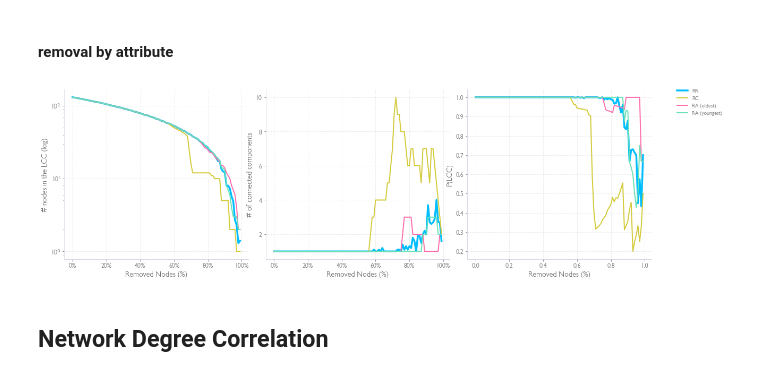
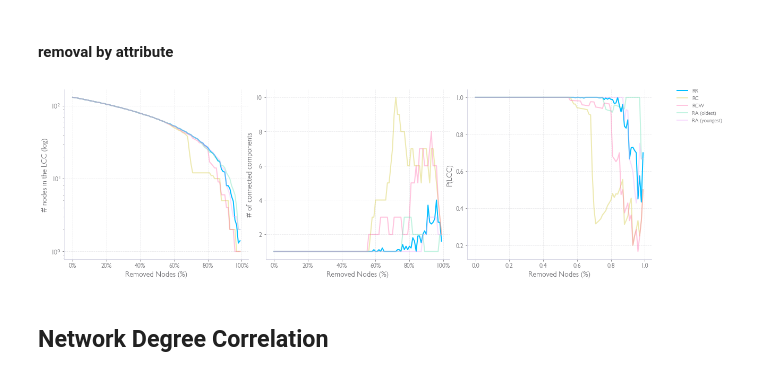
Before and after one commit to PRFina/AVRC-Ants-Colony-Complex-Network, a Jupyter notebook: Esame_AVRC.ipynb, the cells around one changed output. Saved outputs shown, nothing was run; the diff lists cells and outputs as text; code cells hidden in the pictures.

```diff
--- a/Esame_AVRC.ipynb
+++ b/Esame_AVRC.ipynb
@@ -575,7 +557,7 @@ import seaborn as sns
 fig, axes = plt.subplots(1,2, figsize=(16,6))
 k,kf,stats  = plot_degree_distribution(G_network, axes[0], n_bins=40, log_scale=(False, False), with_stats=True, density=True)
 s,s, stats_weighted = plot_degree_distribution(G_network, axes[1], n_bins=40, strength_degree=True, log_scale=(False, False), density=True, with_stats=True)
-dviz.add_legend(fig, axes)
+dviz.add_legend(fig, axes, on_fig=True)
 
 figures['aggrgated_degree_distribution'] = fig
 # %% [output]
@@ -763,20 +753,18 @@ def smallworld_omega(G, n_rewiring=1, nrand=10, seed=None, save_on_disk=False, s
 # %%
-""" omega, emp_metrics, rand_metrics = smallworld_omega(G_network, nrand=5000, seed=RND_SEED, save_on_disk=True)
-
 #print(f"sigma coeff: {sigma}; omega coeff. {omega}")
 
-
+omega, emp_metrics, rand_metrics = smallworld_omega(G_network, nrand=1434, seed=RND_SEED, precomputed=True)
 fig, axes = plt.subplots(1,2, figsize=(10,4.5))
 
-axes[0].hist(rand_metrics['L'], bins=100, label='random')
+axes[0].hist(rand_metrics['L'], bins=10, label='random')
 axes[0].axvline(x=emp_metrics['L'], label='empirical', linestyle="--")
 axes[0].set(xlabel="Avg. Path Length (APL)", ylabel='# random models')
 
-axes[1].hist(rand_metrics['C'], bins=100, label='random')
+axes[1].hist(rand_metrics['C'], bins=10, label='random')
 axes[1].axvline(x=emp_metrics['C'], label='empirical',linestyle="--")
 axes[1].set(xlabel="Avg. Clustering Coeff. ", ylabel='# random models')
 
 dviz.add_legend(fig, axes, on_fig=True)
 
-figures['aggregated_small_world_random_models'] = fig"""
+figures['aggregated_small_world_random_models'] = fig
 # %% [output]
@@ -958,9 +946,9 @@ def remove_nodes_by_score(G, metric, remove_percent=.5, use_weight=False, most_h
 
     # scoring
     if use_weight:
-        nodes, scores = zip(*metric(G, weight='weight').items()) # expect that metric func return a dict {node:score}
+        nodes, scores = zip(*G.degree(weight='weight')) #zip(*metric(G, weight='weight').items()) # expect that metric func return a dict {node:score}
     else:
-        nodes, scores = zip(*metric(G).items()) # expect that metric func return a dict {node:score}
+        nodes, scores =  zip(*G.degree()) #zip(*metric(G).items()) # expect that metric func return a dict {node:score}
     if most_high_first:
         sort_idxs = np.argsort(scores)[::-1] # descending (most higher scored first)
     else:
@@ -1022,7 +1010,7 @@ metrics = [("nlcc", get_largest_component_size),
 # init dict
 #def simulate_robustness_removal(graph_models, metrics)
 collected_metrics = {}
-for model, metric in itertools.product(['RR','RC','RA (oldest)', 'RA (youngest)'], [metric for metric,_ in metrics]):
+for model, metric in itertools.product(['RR','RC', 'RCW','RA (oldest)', 'RA (youngest)'], [metric for metric,_ in metrics]):
     collected_metrics[(metric, model)] = []
 
 # run sims and collect
@@ -1038,8 +1026,13 @@ for del_perc in del_percentages:
                 simulations.append(metric_func(decimated_by_RR)) # collect metric over sim
             collected_metrics[metric_name, 'RR'].append(np.mean(simulations)) # avg metric over sims
 
+            # Removal by centrality strategy weighted
+            decimated_by_RC = remove_nodes_by_score(graph, nxa.centrality.degree_centrality, del_perc, use_weight=True)
+            metric_value = metric_func(decimated_by_RC)
+            collected_metrics[metric_name, 'RCW'].append(metric_value)
+
             # Removal by centrality strategy
-            decimated_by_RC = remove_nodes_by_score(graph, nxa.centrality.degree_centrality, del_perc)
+            decimated_by_RC = remove_nodes_by_score(graph, nxa.centrality.degree_centrality, del_perc,)
             metric_value = metric_func(decimated_by_RC)
             collected_metrics[metric_name, 'RC'].append(metric_value)
 
@@ -1053,25 +1046,25 @@ for del_perc in del_percentages:
 # %%
 fig, axes = plt.subplots(1,3, figsize=(16,5))
 axes_dict = {'ncc': axes[1], 'nlcc': axes[0], 'p_inf':axes[2]}
 
 for metric, strategy in collected_metrics:
     values = collected_metrics[metric, strategy]
     if strategy == 'RR':
-        axes_dict[metric].plot(del_percentages, values, linewidth=3.5, label=strategy)
+        axes_dict[metric].plot(del_percentages, values, label=strategy)
     else:
-        axes_dict[metric].plot(del_percentages, values, linestyle='-', label=strategy)
+        axes_dict[metric].plot(del_percentages, values, alpha=0.4, label=strategy)
 
 dviz.add_legend(fig,axes, on_fig=True)
 axes[0].xaxis.set_major_formatter(mpl.ticker.PercentFormatter(1.0))
 axes[1].xaxis.set_major_formatter(mpl.ticker.PercentFormatter(1.0))
 dviz.set_axis(axes[1], xlabel='Removed Nodes (%)', ylabel='# of connected components', )
 dviz.set_axis(axes[0], xlabel='Removed Nodes (%)', ylabel='# nodes in the LCC',log_scale=(False, True))
 dviz.set_axis(axes[2], xlabel='Removed Nodes (%)', ylabel='P(LCC)')
 
 
 figures['robusteness_strategies_comparison'] = fig
 # %% [output]
-[figure, old version]
+[figure, new version]
 # %% [markdown]
 ## Network Degree Correlation
 # %% [markdown]
```
Also changed, not shown: parts of 20 cells of this notebook.
